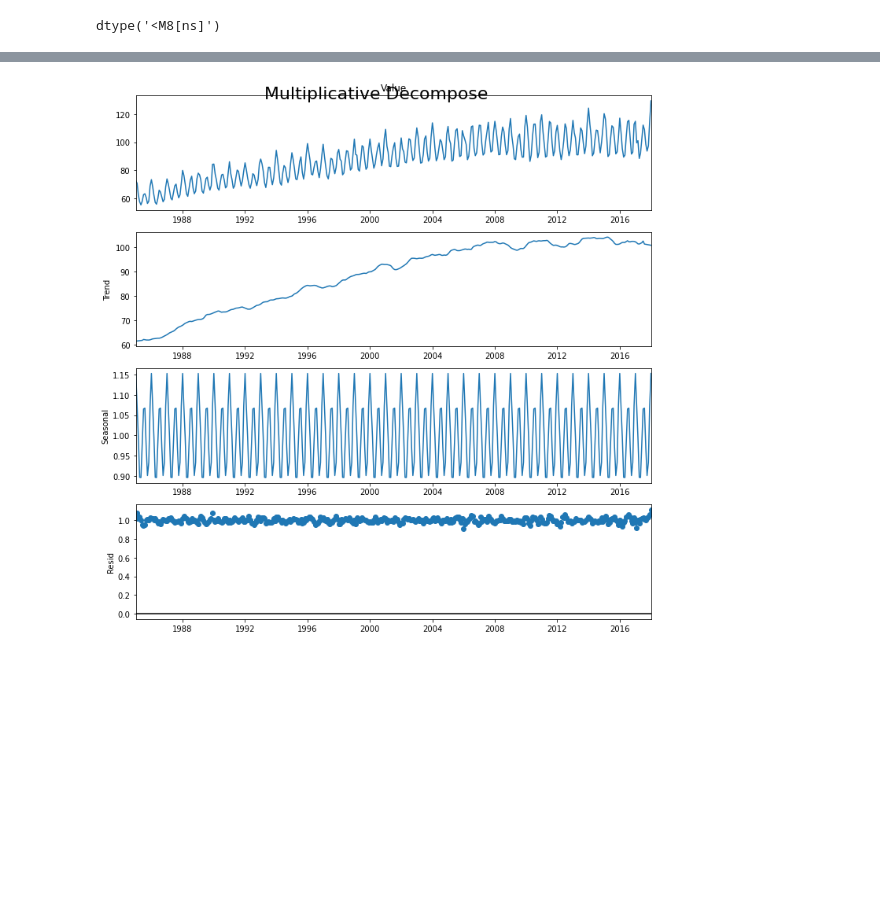
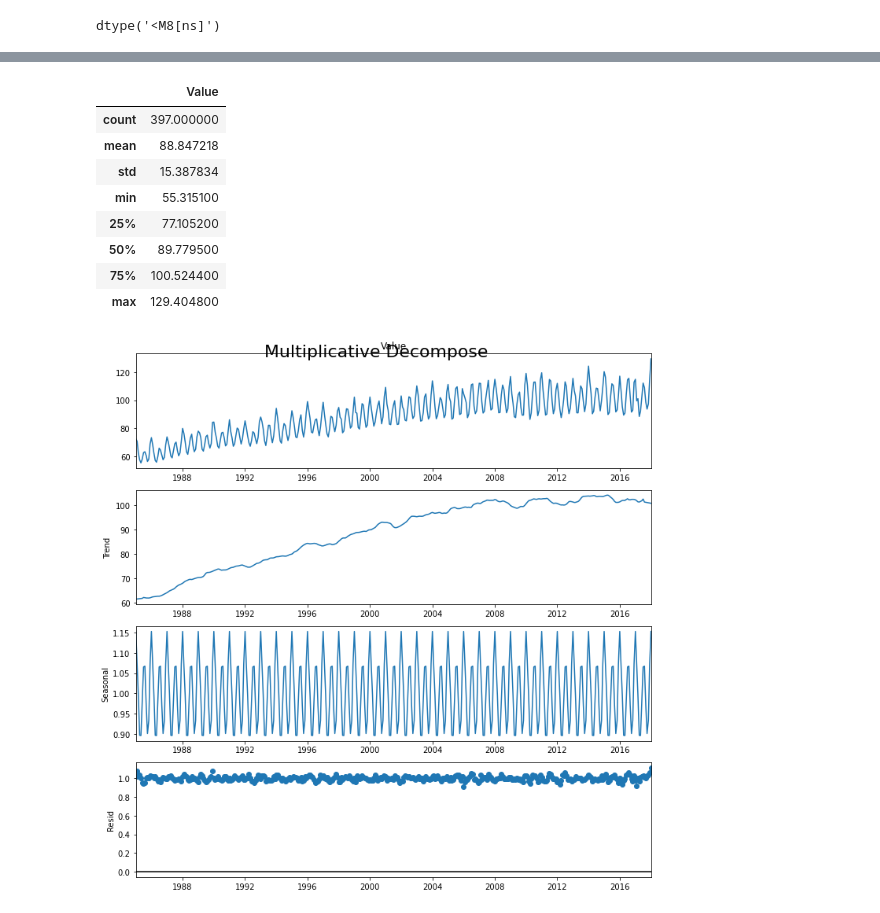
Before and after one commit to rdeek/Electricity-Demand-Forecasting-using-Time-Series-Analysis, a Jupyter notebook: Time Series Electricity.ipynb, the cells around one changed output, grey strips where cells are left out. Cells and saved outputs as stored; diff of their text form; code cells hidden in the pictures; blank space fills up the shorter version.

```diff
--- a/Time Series Electricity.ipynb
+++ b/Time Series Electricity.ipynb
@@ -47,3 +50,15 @@ plot_df(df, x=df.DATE, y=df.Value, title='Electric Consumption')
+# %%
+df.describe()
+# %% [output]
+|  | Value |
+| count | 397.000000 |
+| mean | 88.847218 |
+| std | 15.387834 |
+| min | 55.315100 |
+| 25% | 77.105200 |
+| 50% | 89.779500 |
+| 75% | 100.524400 |
+| max | 129.404800 |
 # %%
 # Multiplicative Decomposition
 df = pd.read_csv("Electric_Production.csv", parse_dates=['DATE'], index_col='DATE')
```
Also changed, not shown: parts of 14 cells of this notebook.
